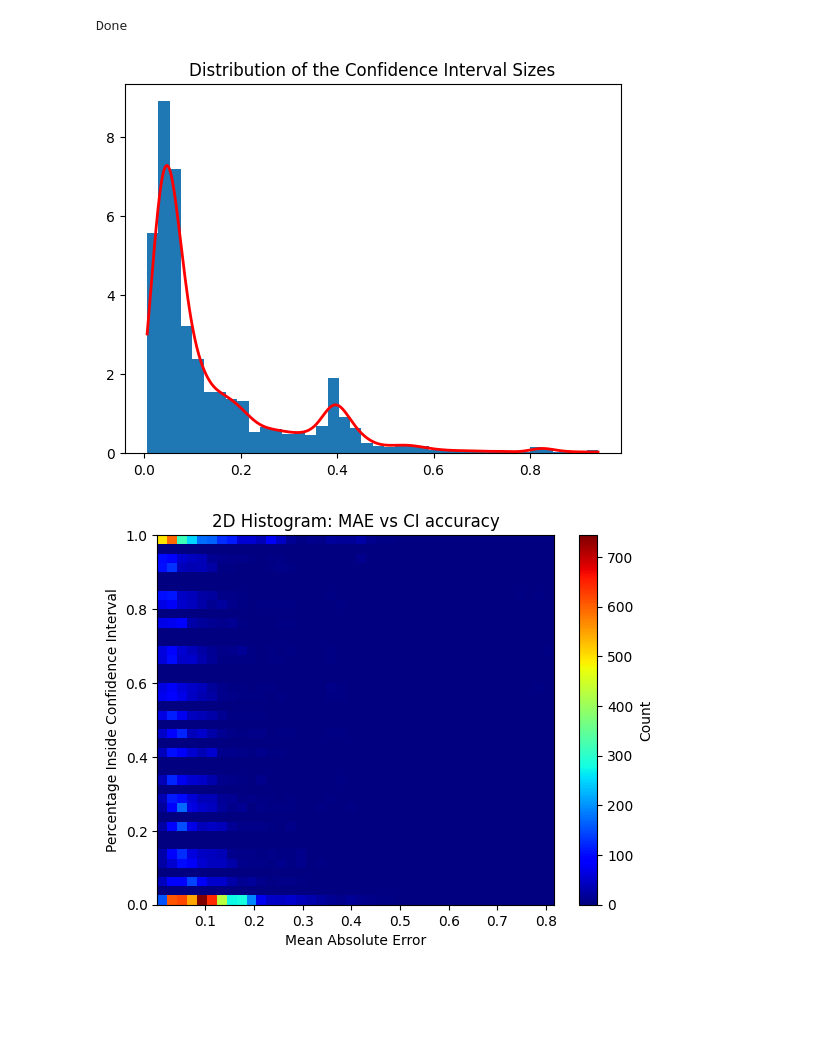
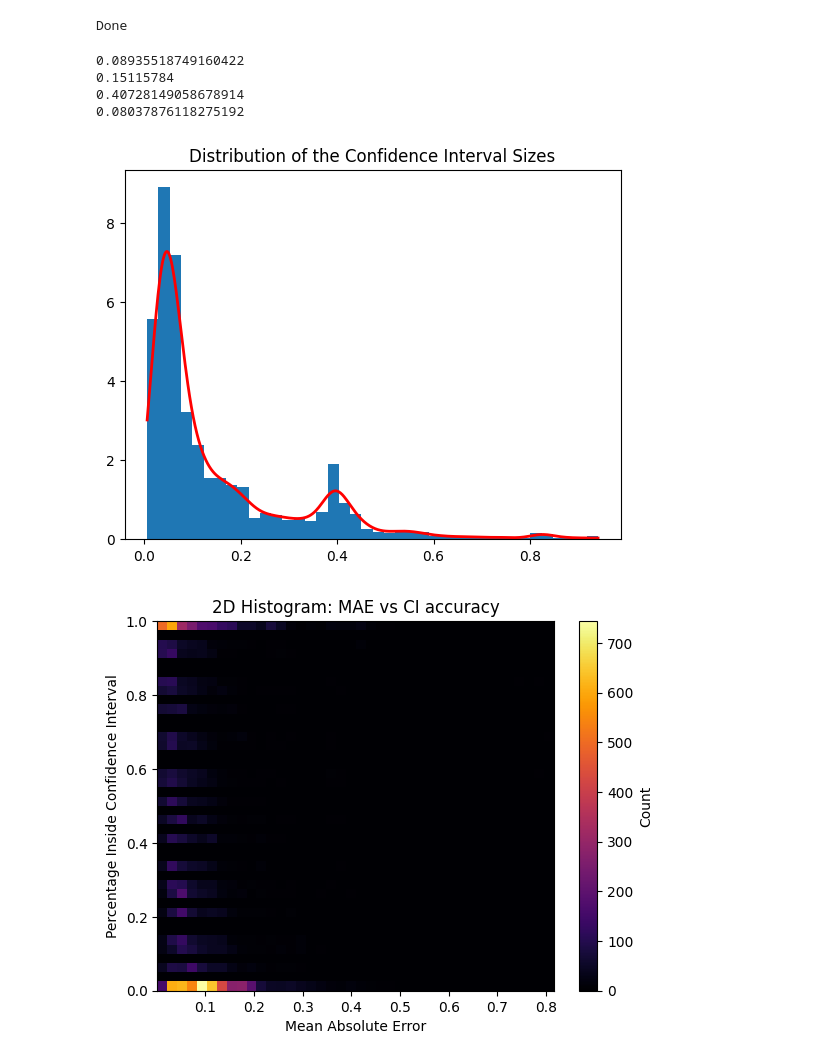
Before and after one commit to Maxmwoan/Research-Project, a Jupyter notebook: data_aggregator.ipynb, the cells around one changed output. Cells and saved outputs as stored; diff of their text form; code cells hidden in the pictures; blank space fills up the shorter version.

```diff
--- a/data_aggregator.ipynb
+++ b/data_aggregator.ipynb
@@ -39,32 +39,57 @@ Done
 # %%
 avg_MAE = np.average(mean_absolute_errors)
 avg_CI_sizes = np.average(CI_sizes)
 avg_percent_in_CI = np.average(percent_inside_CI)
+stdev_MAE = np.std(mean_absolute_errors)
+print(avg_MAE)
+print(avg_CI_sizes)
+print(avg_percent_in_CI)
+print(stdev_MAE)
 
 def create_CI_plot():
     plt.hist(CI_sizes, bins=40, density=True)
     plt.title("Distribution of the Confidence Interval Sizes")
 
     kde = scipy.stats.gaussian_kde(CI_sizes)
     x_vals = np.linspace(min(CI_sizes), max(CI_sizes), 500)
     plt.plot(x_vals, kde(x_vals), 'r-', linewidth=2, label='KDE')
 
 def create_MEA_PercentCI():
     plt.hist2d(x=mean_absolute_errors,
            y=percent_inside_CI,
            bins=(40,40),
-           cmap=plt.cm.jet)
+           cmap="inferno")
     plt.colorbar(label='Count')
     plt.xlabel('Mean Absolute Error')
     plt.ylabel('Percentage Inside Confidence Interval')
     plt.title('2D Histogram: MAE vs CI accuracy')
 
 
 create_CI_plot()
 plt.show()
 
 create_MEA_PercentCI()
 plt.show()
+
+plt.hist(mean_absolute_errors, bins=40, density=True)
+plt.title("Distribution of the Mean absolute error")
+
+kde = scipy.stats.gaussian_kde(mean_absolute_errors)
+x_vals = np.linspace(min(mean_absolute_errors), max(mean_absolute_errors), 500)
+plt.plot(x_vals, kde(x_vals), 'r-', linewidth=2, label='KDE')
+plt.show()
+
+plt.hist(percent_inside_CI, bins=40, density=True)
+plt.title("Percent inside CI")
+
+kde = scipy.stats.gaussian_kde(percent_inside_CI)
+x_vals = np.linspace(min(percent_inside_CI), max(percent_inside_CI), 500)
+plt.plot(x_vals, kde(x_vals), 'r-', linewidth=2, label='KDE')
+plt.show()
 # %% [output]
+0.08935518749160422
+0.15115784
+0.40728149058678914
+0.08037876118275192
 [figure]
-[figure, old version]
+[figure, new version]
```
Also changed, not shown: parts of 2 cells of this notebook, 29 other files.
